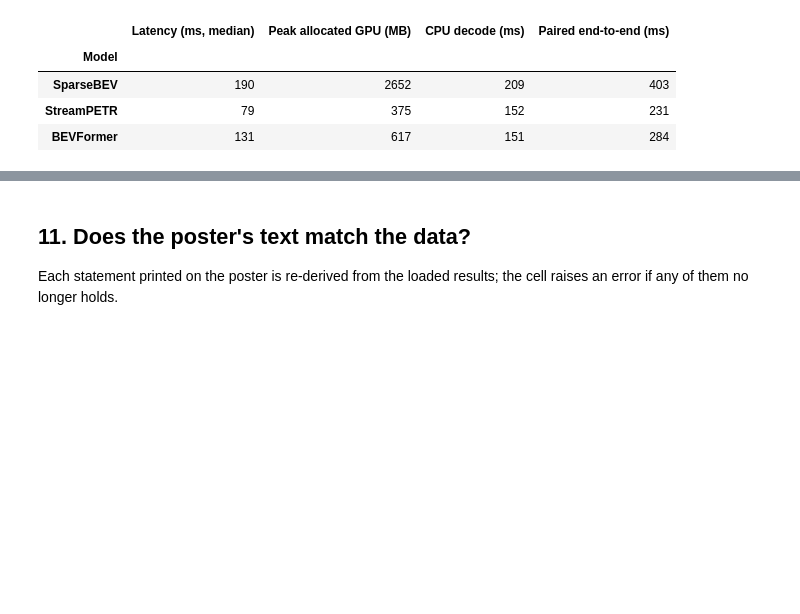
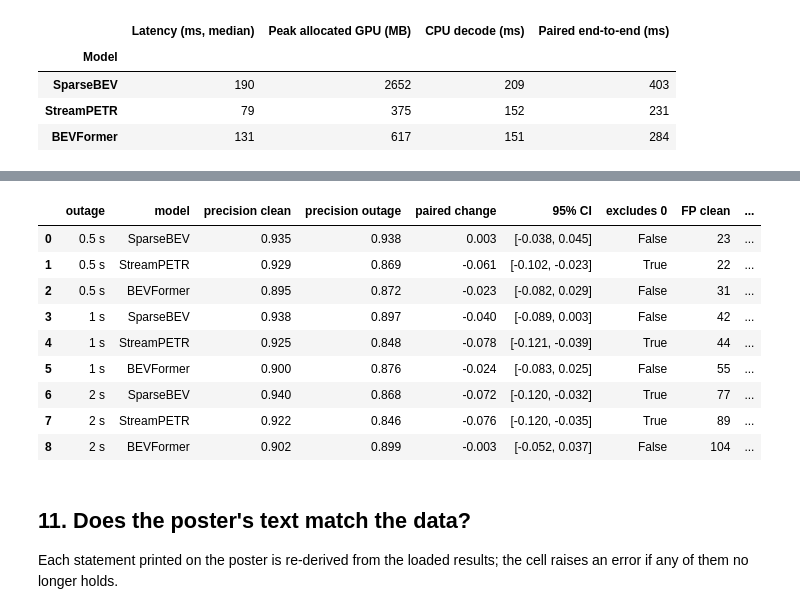
Before and after one commit to JoonHan-v3/camera-failure-recovery, a Jupyter notebook: Report/report.ipynb, the cells around one changed output, grey strips where cells are left out. Saved outputs shown, nothing was run; the diff lists cells and outputs as text; code cells hidden in the pictures; blank space fills up the shorter version.

```diff
--- a/Report/report.ipynb
+++ b/Report/report.ipynb
@@ -306,3 +311,34 @@ cost
+# %%
+import sys
+sys.path.insert(0, str(ROOT / "RecoveryAnalysis"))
+from recovery import stats as rstats, data as rdata
+_ms = rdata.load_all()
+_S = len(_ms["sparsebev"]["scenes"]); _W = rstats.weights(_S, rstats.B_DEFAULT, rstats.SEED); _j = rdata.PHASES.index("during")
+dprec = {}
+for m in LABEL:
+    for d in DURS:
+        arr = _ms[m]["by_duration"][float(d)]
+        pt = rstats.pooled(arr, np.ones((1, _S))); bs = rstats.pooled(arr, _W)
+        delta_pt = pt["precision_outage"][0, _j] - pt["precision_clean"][0, _j]
+        delta_bs = bs["precision_outage"][:, _j] - bs["precision_clean"][:, _j]
+        lo_, hi_ = np.nanpercentile(delta_bs, [2.5, 97.5])
+        dprec[(m, d)] = (float(delta_pt), float(lo_), float(hi_))
+tabP = pd.DataFrame([{"outage": DLAB[d], "model": LABEL[m], "precision clean": rs["curves"][m][d]["during"]["precision_clean"], "precision outage": rs["curves"][m][d]["during"]["precision_outage"],
+                      "paired change": dprec[(m, d)][0], "95% CI": f"[{dprec[(m, d)][1]:.3f}, {dprec[(m, d)][2]:.3f}]", "excludes 0": not (dprec[(m, d)][1] <= 0 <= dprec[(m, d)][2]),
+                      "FP clean": rs["curves"][m][d]["during"]["false_positives_clean"], "FP outage": rs["curves"][m][d]["during"]["false_positives_outage"]}
+                     for d in DURS for m, _, _ in MODELS]).round(3)
+tabP
+# %% [output]
+|  | outage | model | precision clean | precision outage | paired change | 95% CI | excludes 0 | FP clean | ... |
+| 0 | 0.5 s | SparseBEV | 0.935 | 0.938 | 0.003 | [-0.038, 0.045] | False | 23 | ... |
+| 1 | 0.5 s | StreamPETR | 0.929 | 0.869 | -0.061 | [-0.102, -0.023] | True | 22 | ... |
+| 2 | 0.5 s | BEVFormer | 0.895 | 0.872 | -0.023 | [-0.082, 0.029] | False | 31 | ... |
+| 3 | 1 s | SparseBEV | 0.938 | 0.897 | -0.040 | [-0.089, 0.003] | False | 42 | ... |
+| 4 | 1 s | StreamPETR | 0.925 | 0.848 | -0.078 | [-0.121, -0.039] | True | 44 | ... |
+| 5 | 1 s | BEVFormer | 0.900 | 0.876 | -0.024 | [-0.083, 0.025] | False | 55 | ... |
+| 6 | 2 s | SparseBEV | 0.940 | 0.868 | -0.072 | [-0.120, -0.032] | True | 77 | ... |
+| 7 | 2 s | StreamPETR | 0.922 | 0.846 | -0.076 | [-0.120, -0.035] | True | 89 | ... |
+| 8 | 2 s | BEVFormer | 0.902 | 0.899 | -0.003 | [-0.052, 0.037] | False | 104 | ... |
 # %% [markdown]
 ## 11. Does the poster's text match the data?
 
```
Also changed, not shown: parts of 3 cells of this notebook, 8 other files.
